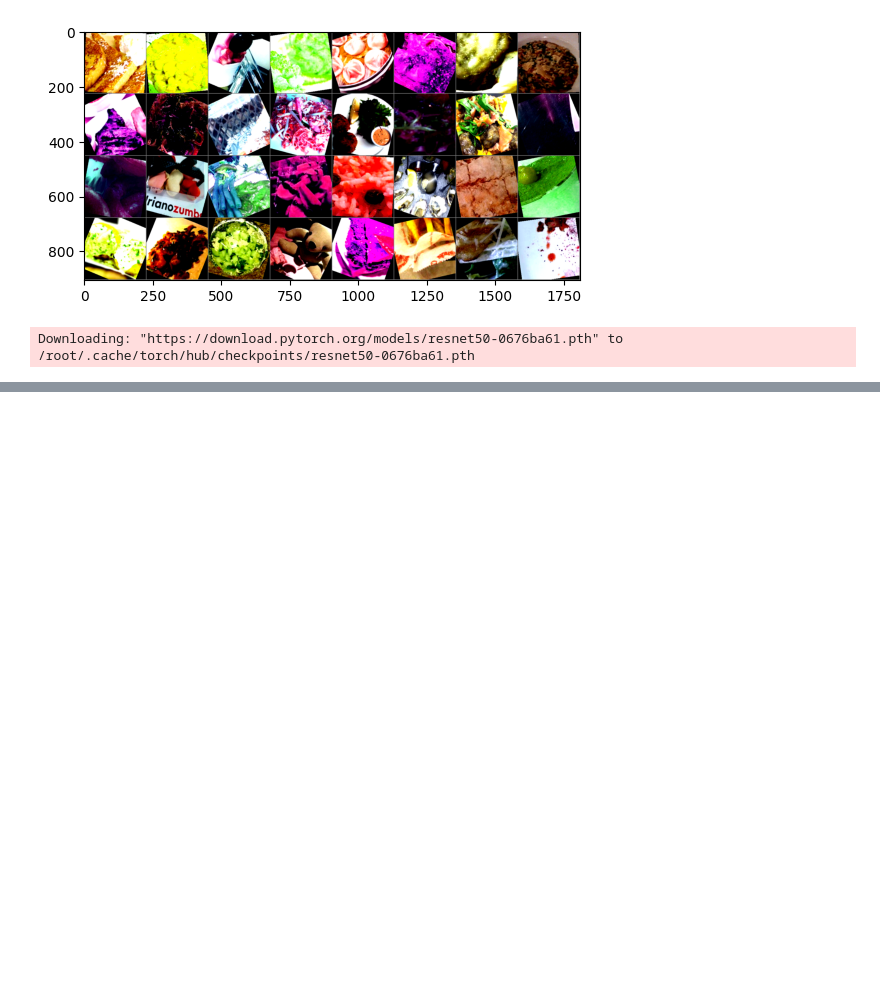
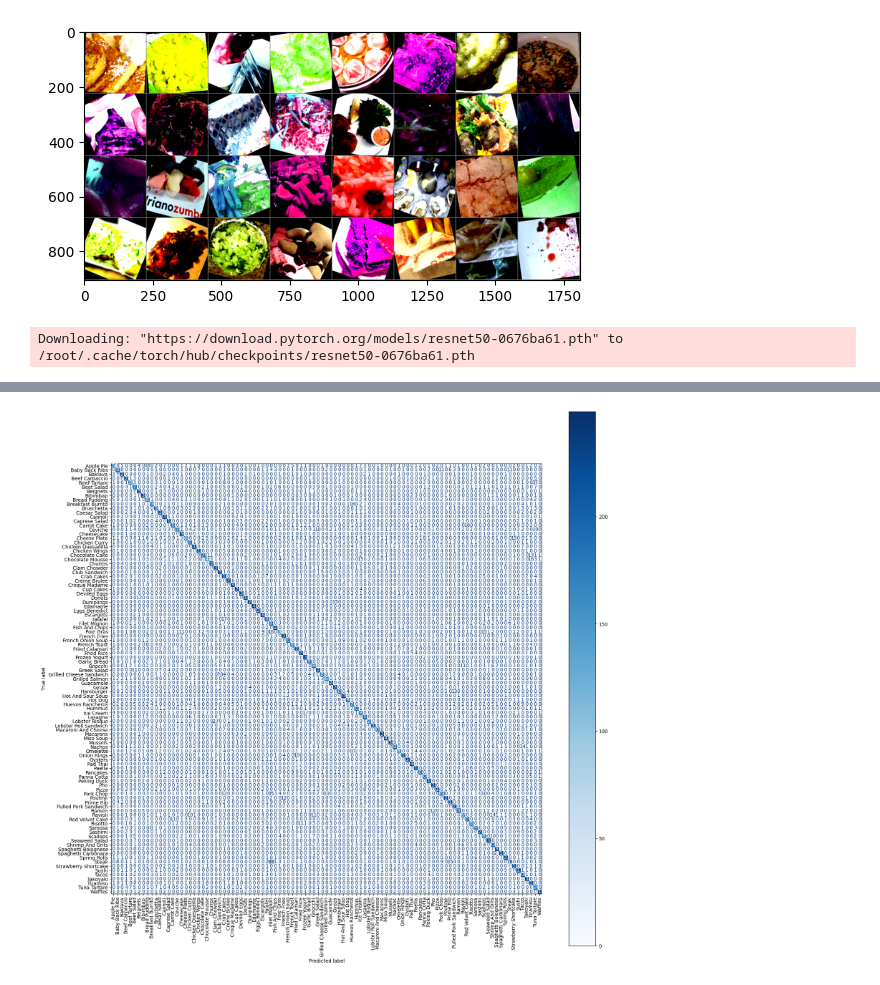
Before and after one commit to anshuUnity/capstone-pytorch, a Jupyter notebook: capstone_project_pytorch.ipynb, the cells around one changed output, grey strips where cells are left out. Saved outputs shown, nothing was run; the diff lists cells and outputs as text; code cells hidden in the pictures; blank space fills up the shorter version.

```diff
--- a/capstone_project_pytorch.ipynb
+++ b/capstone_project_pytorch.ipynb
@@ -181,0 +209,22 @@ plt.show()
+# %%
+FOOD101_CLASSES = ['Apple Pie', 'Baby Back Ribs', 'Baklava', 'Beef Carpaccio',
+                   'Beef Tartare', 'Beet Salad', 'Beignets', 'Bibimbap', 'Bread Pudding',
+                   'Breakfast Burrito', 'Bruschetta', 'Caesar Salad', 'Cannoli', 'Caprese Salad',
+                   'Carrot Cake', 'Ceviche', 'Cheesecake', 'Cheese Plate', 'Chicken Curry',
+                   'Chicken Quesadilla', 'Chicken Wings', 'Chocolate Cake', 'Chocolate Mousse', 'Churros', 'Clam Chowder',
+                   'Club Sandwich', 'Crab Cakes', 'Creme Brulee', 'Croque Madame', 'Cup Cakes', 'Deviled Eggs', 'Donuts',
+                   'Dumplings', 'Edamame', 'Eggs Benedict', 'Escargots', 'Falafel', 'Filet Mignon', 'Fish And Chips',
+                   'Foie Gras', 'French Fries', 'French Onion Soup', 'French Toast', 'Fried Calamari', 'Fried Rice',
+                   'Frozen Yogurt', 'Garlic Bread', 'Gnocchi', 'Greek Salad', 'Grilled Cheese Sandwich', 'Grilled Salmon',
+                   'Guacamole', 'Gyoza', 'Hamburger', 'Hot And Sour Soup', 'Hot Dog', 'Huevos Rancheros', 'Hummus', 'Ice Cream',
+                   'Lasagna', 'Lobster Bisque', 'Lobster Roll Sandwich', 'Macaroni And Cheese', 'Macarons', 'Miso Soup', 'Mussels',
+                   'Nachos', 'Omelette', 'Onion Rings', 'Oysters', 'Pad Thai', 'Paella', 'Pancakes', 'Panna Cotta', 'Peking Duck',
+                   'Pho', 'Pizza', 'Pork Chop', 'Poutine', 'Prime Rib', 'Pulled Pork Sandwich', 'Ramen', 'Ravioli', 'Red Velvet Cake',
+                   'Risotto', 'Samosa', 'Sashimi', 'Scallops', 'Seaweed Salad', 'Shrimp And Grits', 'Spaghetti Bolognese',
+                   'Spaghetti Carbonara', 'Spring Rolls', 'Steak', 'Strawberry Shortcake', 'Sushi', 'Tacos', 'Takoyaki',
+                   'Tiramisu', 'Tuna Tartare', 'Waffles']
+# %%
+# Plot the confusion matrix for the test dataset
+plot_confusion_matrix(model, testloader, FOOD101_CLASSES, device='cuda')
+# %% [output]
+[figure, added]
```
Also changed, not shown: parts of 5 cells of this notebook, 1 other file.
